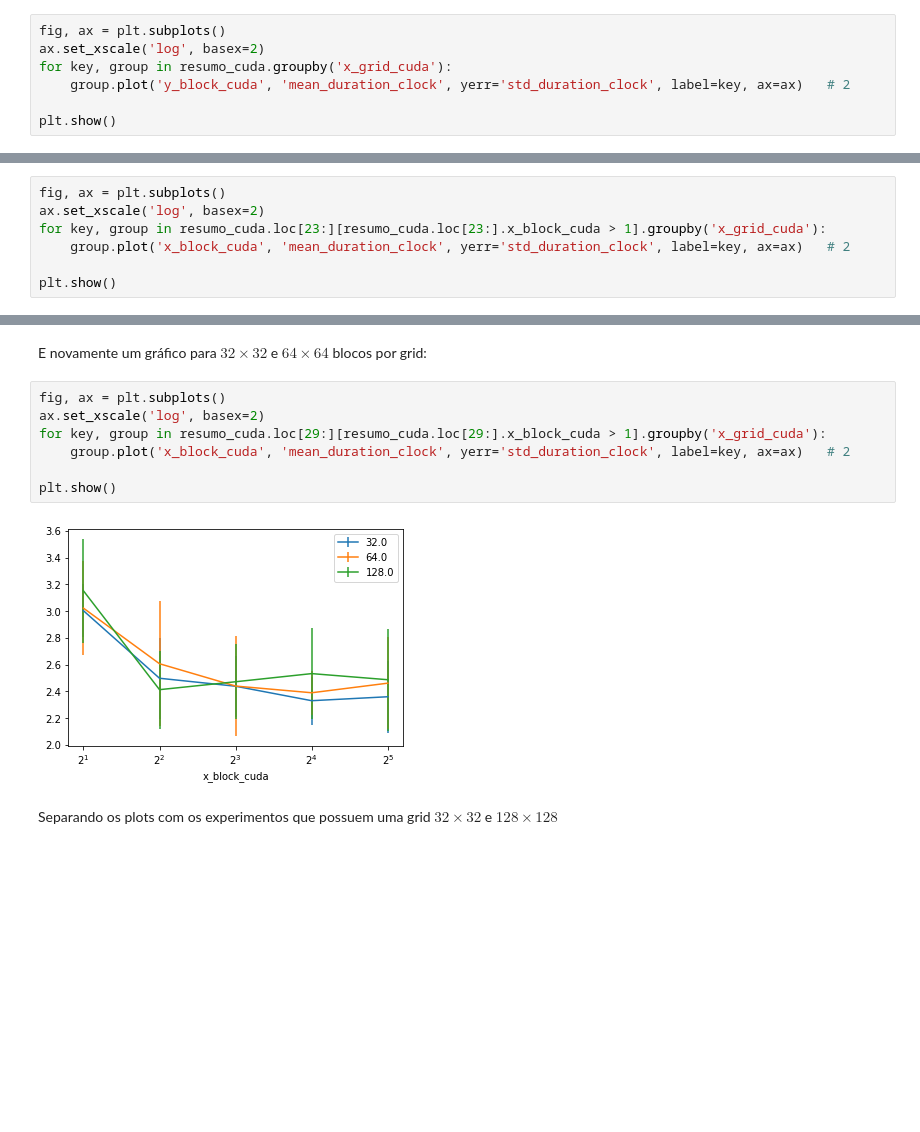
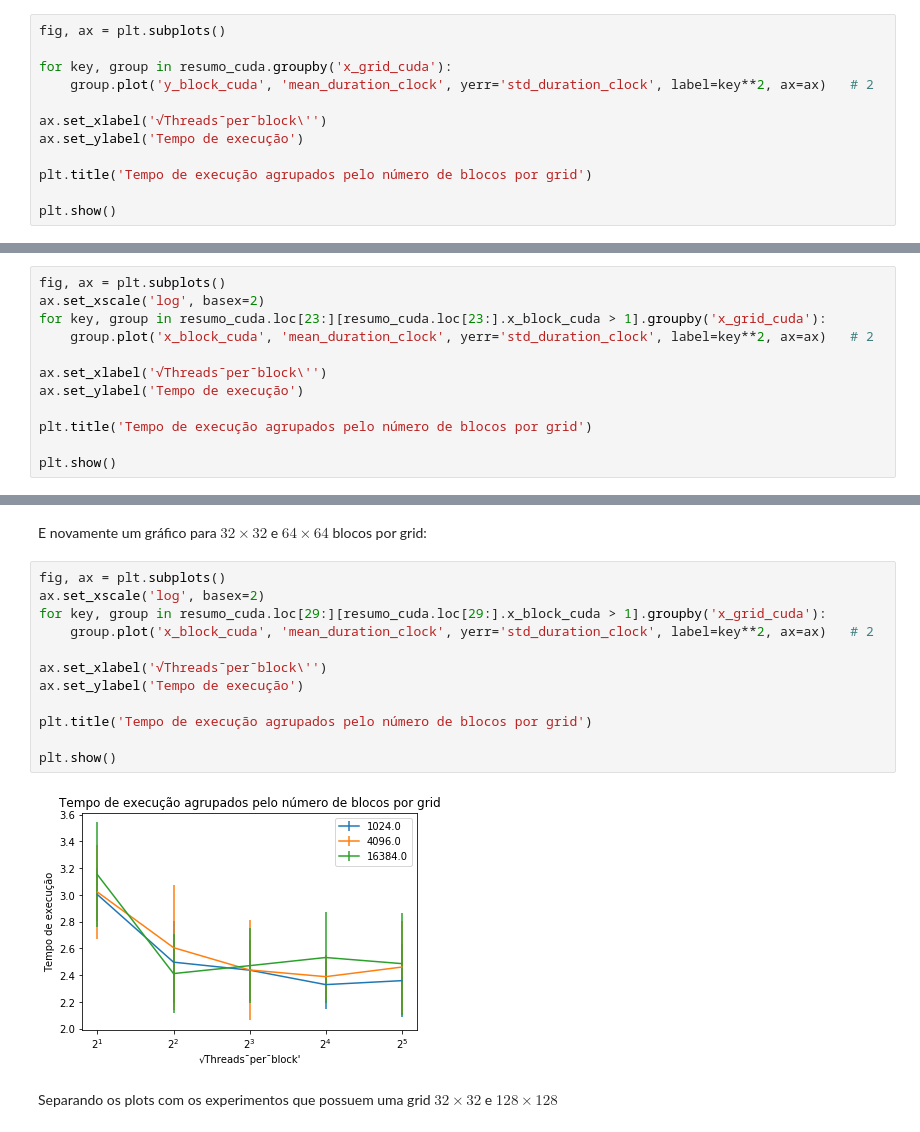
Before and after one commit to martinoni/parallel-ep2, a Jupyter notebook: ep2/src/Report.ipynb, the cells around one changed output, grey strips where cells are left out. Cells and saved outputs as stored; diff of their text form; blank space fills up the shorter version.

```diff
--- a/ep2/src/Report.ipynb
+++ b/ep2/src/Report.ipynb
@@ -292,9 +293,14 @@ ax.scatter(x, y, zs=z, label='points in (x,z)')
 Também plotamos o tempo de execução pela raíz quadrada do número de threads por bloco, agrupados pela raíz quadrada do número de blocos por grid:
 # %%
 fig, ax = plt.subplots()
-ax.set_xscale('log', basex=2)
+
 for key, group in resumo_cuda.groupby('x_grid_cuda'):
-    group.plot('y_block_cuda', 'mean_duration_clock', yerr='std_duration_clock', label=key, ax=ax)   # 2
+    group.plot('y_block_cuda', 'mean_duration_clock', yerr='std_duration_clock', label=key**2, ax=ax)   # 2
+
+ax.set_xlabel('√Threads¯per¯block\'')
+ax.set_ylabel('Tempo de execução')
+
+plt.title('Tempo de execução agrupados pelo número de blocos por grid')
 
 plt.show()
 # %% [output]
@@ -307,7 +313,12 @@ Fazendo um gráfico, agora somente com esses experimentos:
 fig, ax = plt.subplots()
 ax.set_xscale('log', basex=2)
 for key, group in resumo_cuda.loc[23:][resumo_cuda.loc[23:].x_block_cuda > 1].groupby('x_grid_cuda'):
-    group.plot('x_block_cuda', 'mean_duration_clock', yerr='std_duration_clock', label=key, ax=ax)   # 2
+    group.plot('x_block_cuda', 'mean_duration_clock', yerr='std_duration_clock', label=key**2, ax=ax)   # 2
+
+ax.set_xlabel('√Threads¯per¯block\'')
+ax.set_ylabel('Tempo de execução')
+
+plt.title('Tempo de execução agrupados pelo número de blocos por grid')
 
 plt.show()
 # %% [output]
@@ -317,12 +328,17 @@ E novamente um gráfico para $32\times32$ e $64\times64$ blocos por grid:
 # %%
 fig, ax = plt.subplots()
 ax.set_xscale('log', basex=2)
 for key, group in resumo_cuda.loc[29:][resumo_cuda.loc[29:].x_block_cuda > 1].groupby('x_grid_cuda'):
-    group.plot('x_block_cuda', 'mean_duration_clock', yerr='std_duration_clock', label=key, ax=ax)   # 2
+    group.plot('x_block_cuda', 'mean_duration_clock', yerr='std_duration_clock', label=key**2, ax=ax)   # 2
+
+ax.set_xlabel('√Threads¯per¯block\'')
+ax.set_ylabel('Tempo de execução')
+
+plt.title('Tempo de execução agrupados pelo número de blocos por grid')
 
 plt.show()
 # %% [output]
-[figure, old version]
+[figure, new version]
 # %% [markdown]
 Separando os plots com os experimentos que possuem uma grid $32\times32$ e $128\times128$
 # %%
```
Also changed, not shown: parts of 7 cells of this notebook, 2 other files.
